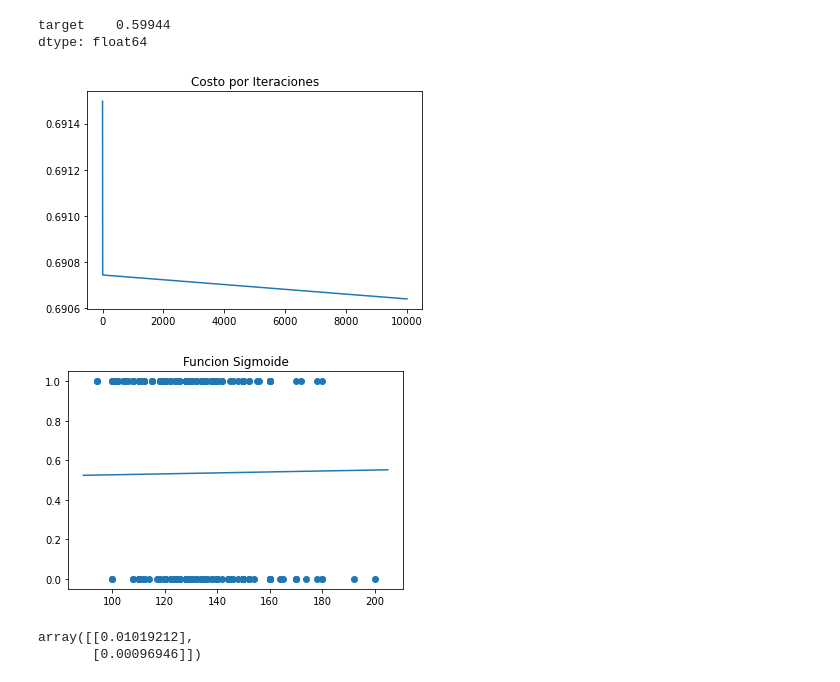
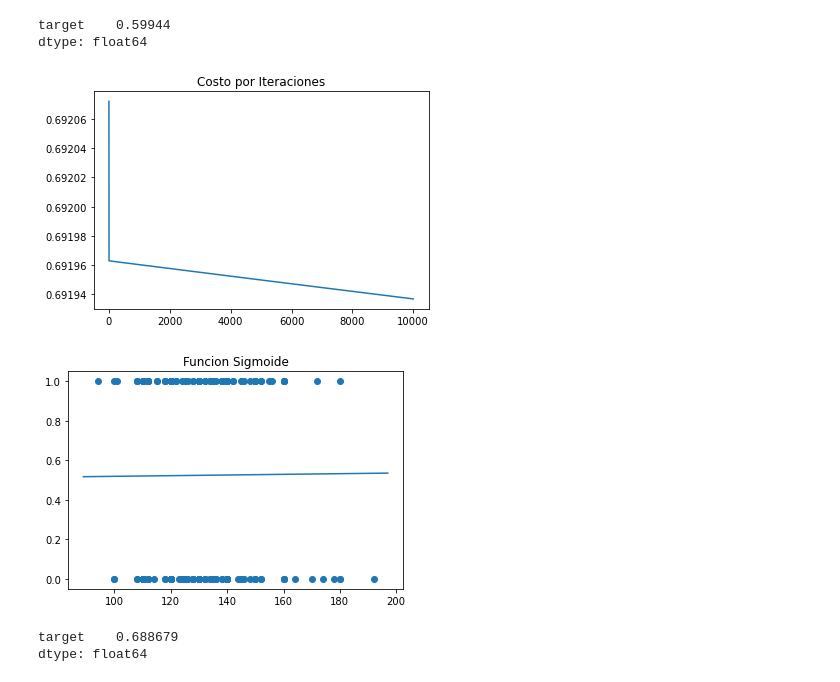
Before and after one commit to JoseGuzmanZamora/elementsOfMachineLearning, a Jupyter notebook: lab3/main.ipynb, the cells around one changed output. Saved outputs shown, nothing was run; the diff lists cells and outputs as text; code cells hidden in the pictures.

```diff
--- a/lab3/main.ipynb
+++ b/lab3/main.ipynb
@@ -141,11 +141,12 @@ print(costo_simple('cp', res3))
 [figure]
 target    0.59944
 dtype: float64
-# %%
-prueba_simple('trestbps', 0.0001, 10000)
-# %% [output]
-[figure, removed]
-[figure, removed]
-array([[0.01019212],
-       [0.00096946]])
+# %%
+res3 = prueba_simple(x_train, y_train, 'trestbps', 0.0003, 10000)
+print(costo_simple('trestbps', res3))
+# %% [output]
+[figure, added]
+[figure, added]
+target    0.688679
+dtype: float64
 # %%
```
Also changed, not shown: parts of 11 cells of this notebook.
